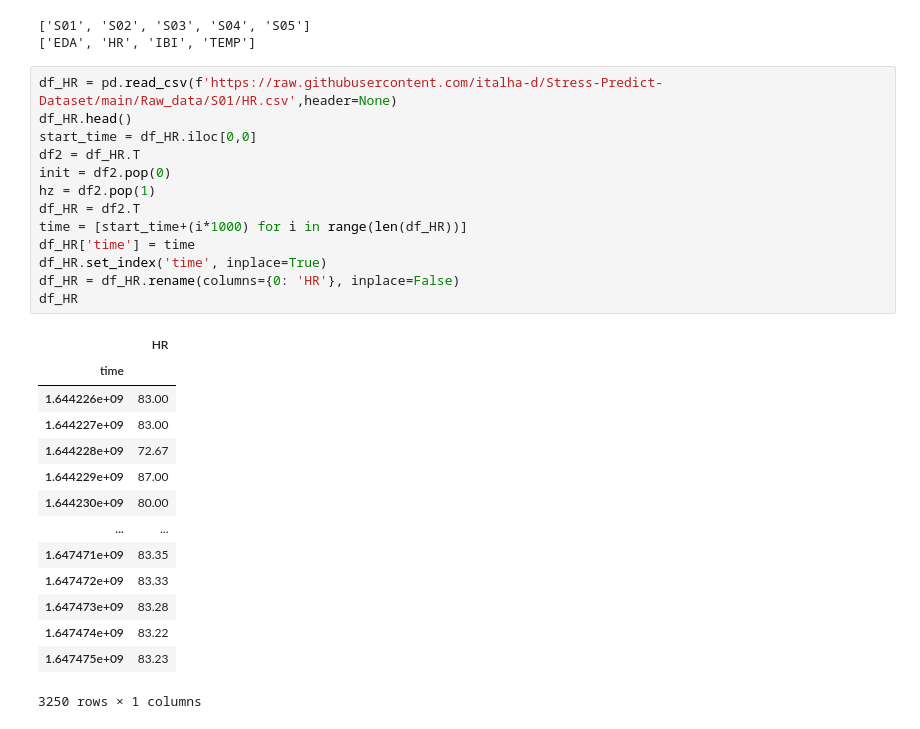
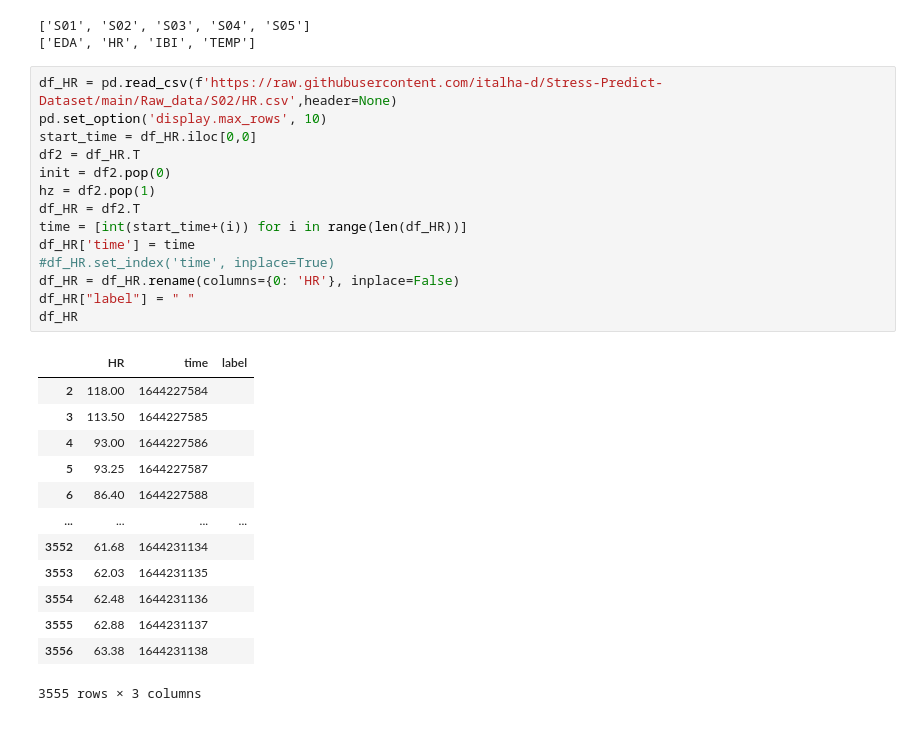
Before and after one commit to A01632681/DataScience, a Jupyter notebook: Assigment 2/AssigmentTests.ipynb, the cells around one changed output. Drawn from its saved outputs; the diff is of its cells as text.

```diff
--- a/Assigment 2/AssigmentTests.ipynb
+++ b/Assigment 2/AssigmentTests.ipynb
@@ -23,33 +23,33 @@ print(variables)
 ['S01', 'S02', 'S03', 'S04', 'S05']
 ['EDA', 'HR', 'IBI', 'TEMP']
 # %%
-df_HR = pd.read_csv(f'https://raw.githubusercontent.com/italha-d/Stress-Predict-Dataset/main/Raw_data/S01/HR.csv',header=None)
-df_HR.head()
+df_HR = pd.read_csv(f'https://raw.githubusercontent.com/italha-d/Stress-Predict-Dataset/main/Raw_data/S02/HR.csv',header=None)
+pd.set_option('display.max_rows', 10)
 start_time = df_HR.iloc[0,0]
 df2 = df_HR.T
 init = df2.pop(0)
 hz = df2.pop(1)
 df_HR = df2.T
-time = [start_time+(i*1000) for i in range(len(df_HR))]
+time = [int(start_time+(i)) for i in range(len(df_HR))]
 df_HR['time'] = time
-df_HR.set_index('time', inplace=True)
+#df_HR.set_index('time', inplace=True)
 df_HR = df_HR.rename(columns={0: 'HR'}, inplace=False)
+df_HR["label"] = " "
 df_HR
 # %% [output]
-|  | HR |
-| time |  |
-| 1.644226e+09 | 83.00 |
-| 1.644227e+09 | 83.00 |
-| 1.644228e+09 | 72.67 |
-| 1.644229e+09 | 87.00 |
-| 1.644230e+09 | 80.00 |
-| ... | ... |
-| 1.647471e+09 | 83.35 |
-| 1.647472e+09 | 83.33 |
-| 1.647473e+09 | 83.28 |
-| 1.647474e+09 | 83.22 |
-| 1.647475e+09 | 83.23 |
+|  | HR | time | label |
+| 2 | 118.00 | 1644227584 |  |
+| 3 | 113.50 | 1644227585 |  |
+| 4 | 93.00 | 1644227586 |  |
+| 5 | 93.25 | 1644227587 |  |
+| 6 | 86.40 | 1644227588 |  |
+| ... | ... | ... | ... |
+| 3552 | 61.68 | 1644231134 |  |
+| 3553 | 62.03 | 1644231135 |  |
+| 3554 | 62.48 | 1644231136 |  |
+| 3555 | 62.88 | 1644231137 |  |
+| 3556 | 63.38 | 1644231138 |  |
-3250 rows × 1 columns
+3555 rows × 3 columns
 # %%
 # Import timelogs for visualization
 # This DataFrame contains the time logs for each subject responses
```
Also changed, not shown: parts of 3 cells of this notebook, 1 other file.
